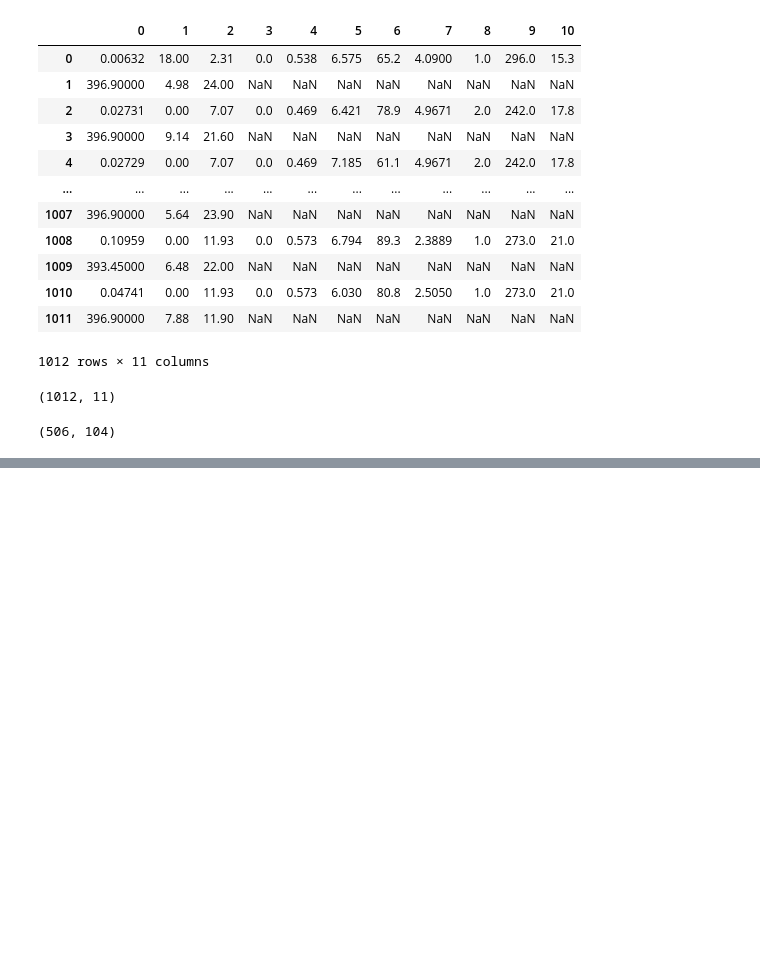
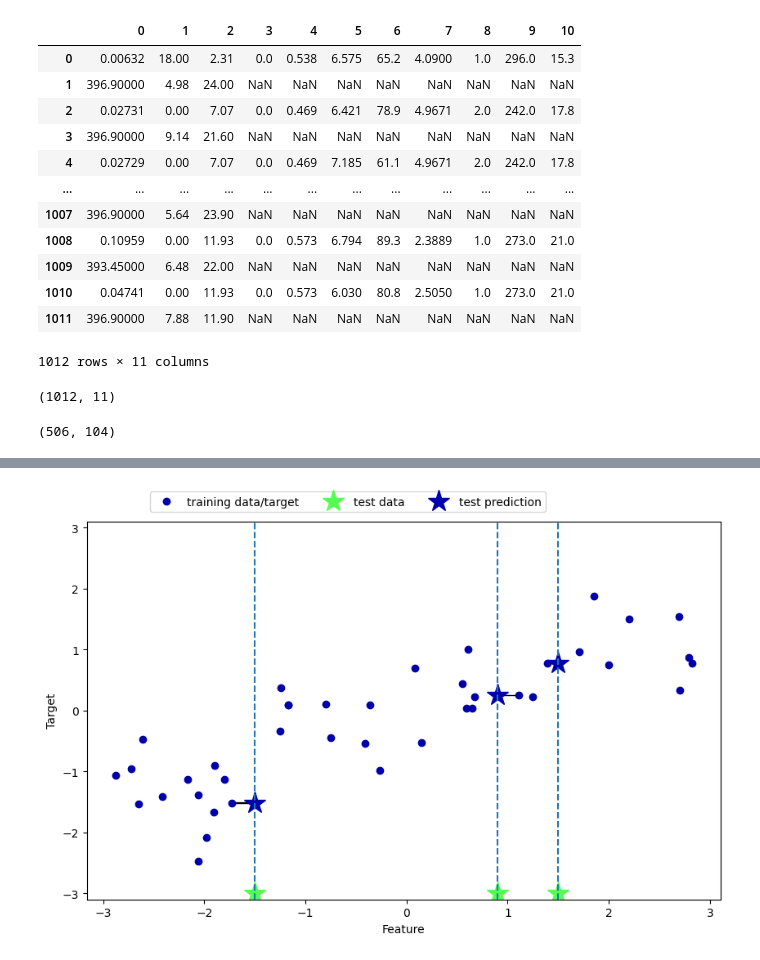
Before and after one commit to jim-franklin/intro_to_ml_with_python, a Jupyter notebook: Chapter_2/Chapter_2.ipynb, the cells around one changed output, grey strips where cells are left out. Cells and saved outputs as stored; diff of their text form; code cells hidden in the pictures; blank space fills up the shorter version.

```diff
--- a/Chapter_2/Chapter_2.ipynb
+++ b/Chapter_2/Chapter_2.ipynb
@@ -99,0 +153,4 @@ mglearn.plots.plot_knn_classification(n_neighbors=3)
+# %%
+mglearn.plots.plot_knn_regression(n_neighbors=1)
+# %% [output]
+[figure, added]
```
Also changed, not shown: parts of 13 cells of this notebook.
